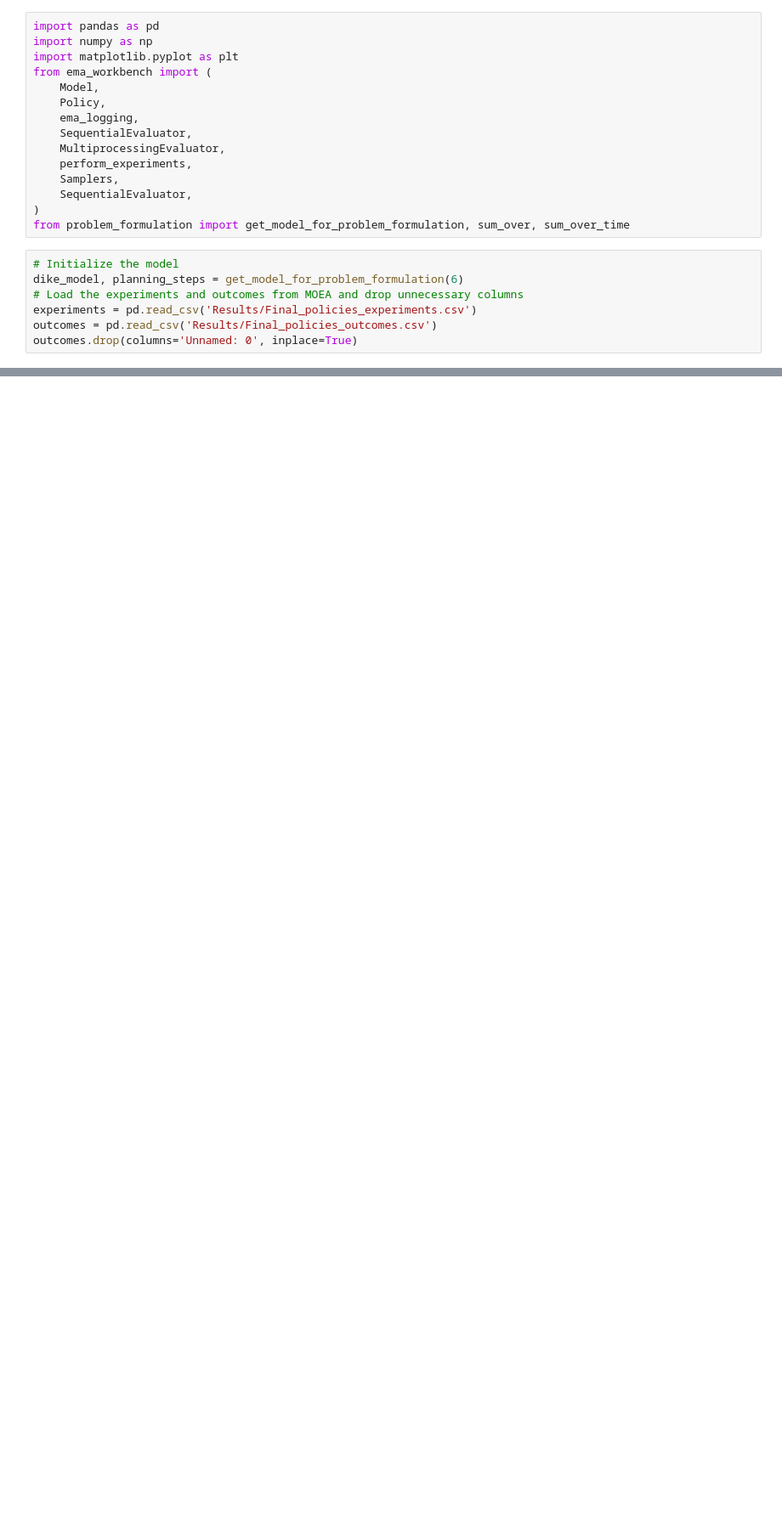
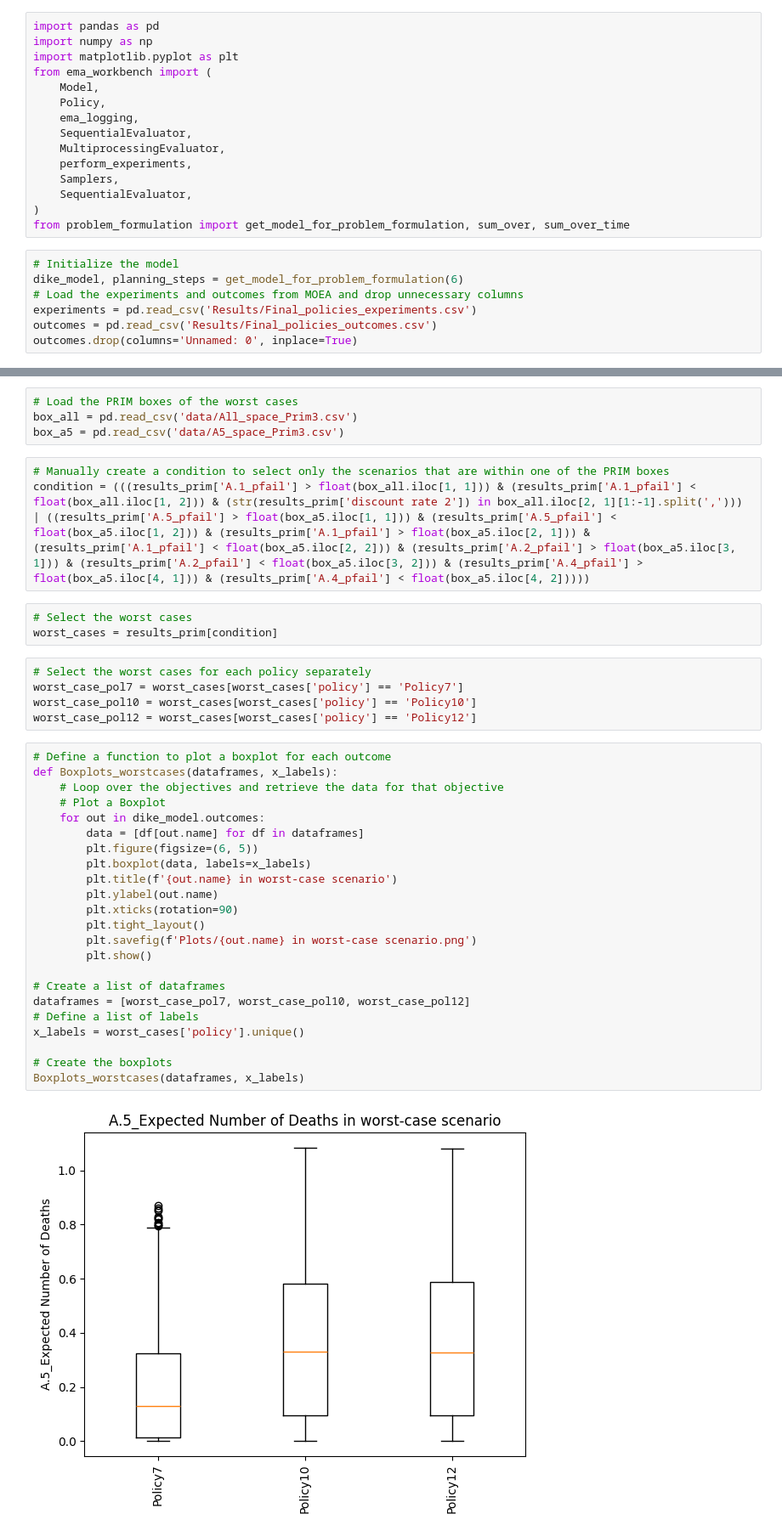
Before and after one commit to roesel1/EPA141A---MD, a Jupyter notebook: final assignment/Boxplots.ipynb, the cells around one changed output, grey strips where cells are left out. Shown at 85% size. Saved outputs shown, nothing was run; the diff lists cells and outputs as text; blank space fills up the shorter version.

```diff
--- a/final assignment/Boxplots.ipynb
+++ b/final assignment/Boxplots.ipynb
@@ -101,0 +82,40 @@ Boxplots_scenarios(dataframes, list(outcomes.columns), x_labels)
+# %%
+# Load the PRIM boxes of the worst cases
+box_all = pd.read_csv('data/All_space_Prim3.csv')
+box_a5 = pd.read_csv('data/A5_space_Prim3.csv')
+# %%
+# Manually create a condition to select only the scenarios that are within one of the PRIM boxes
+condition = (((results_prim['A.1_pfail'] > float(box_all.iloc[1, 1])) & (results_prim['A.1_pfail'] < float(box_all.iloc[1, 2])) & (str(results_prim['discount rate 2']) in box_all.iloc[2, 1][1:-1].split(','))) | ((results_prim['A.5_pfail'] > float(box_a5.iloc[1, 1])) & (results_prim['A.5_pfail'] < float(box_a5.iloc[1, 2])) & (results_prim['A.1_pfail'] > float(box_a5.iloc[2, 1])) & (results_prim['A.1_pfail'] < float(box_a5.iloc[2, 2])) & (results_prim['A.2_pfail'] > float(box_a5.iloc[3, 1])) & (results_prim['A.2_pfail'] < float(box_a5.iloc[3, 2])) & (results_prim['A.4_pfail'] > float(box_a5.iloc[4, 1])) & (results_prim['A.4_pfail'] < float(box_a5.iloc[4, 2]))))
+# %%
+# Select the worst cases
+worst_cases = results_prim[condition]
+# %%
+# Select the worst cases for each policy separately
+worst_case_pol7 = worst_cases[worst_cases['policy'] == 'Policy7']
+worst_case_pol10 = worst_cases[worst_cases['policy'] == 'Policy10']
+worst_case_pol12 = worst_cases[worst_cases['policy'] == 'Policy12']
+# %%
+# Define a function to plot a boxplot for each outcome
+def Boxplots_worstcases(dataframes, x_labels):
+    # Loop over the objectives and retrieve the data for that objective
+    # Plot a Boxplot
+    for out in dike_model.outcomes:
+        data = [df[out.name] for df in dataframes]
+        plt.figure(figsize=(6, 5))
+        plt.boxplot(data, labels=x_labels)
+        plt.title(f'{out.name} in worst-case scenario')
+        plt.ylabel(out.name)
+        plt.xticks(rotation=90)
+        plt.tight_layout()
+        plt.savefig(f'Plots/{out.name} in worst-case scenario.png')
+        plt.show()
+
+# Create a list of dataframes
+dataframes = [worst_case_pol7, worst_case_pol10, worst_case_pol12]
+# Define a list of labels
+x_labels = worst_cases['policy'].unique()
+
+# Create the boxplots
+Boxplots_worstcases(dataframes, x_labels)
+# %% [output]
+[figure, added]
```
Also changed, not shown: parts of 8 cells of this notebook, 19 other files.
